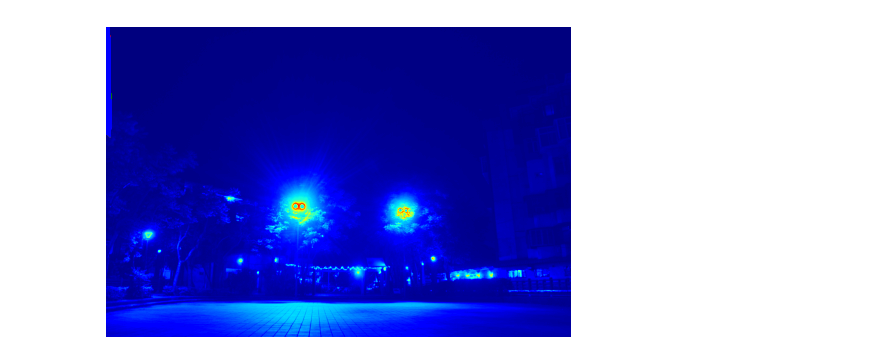
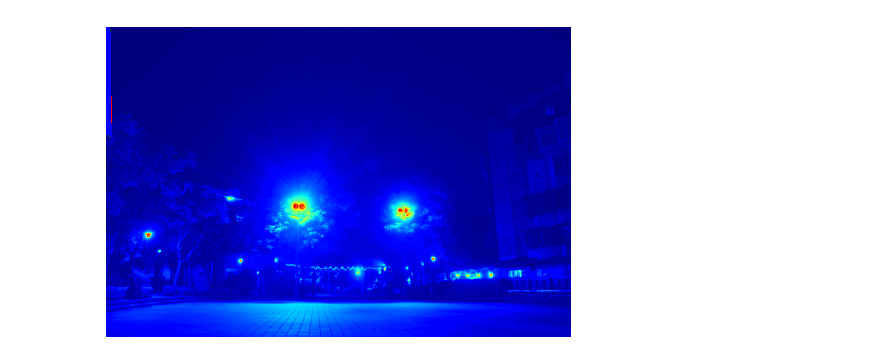
Before and after one commit to HarryProgramming/digital-VFX, a Jupyter notebook: hw1/main.ipynb, the cells around one changed output. Drawn from its saved outputs; the diff is of its cells as text; code cells hidden in the pictures.

Commit message:
finish tone map and fix align

```diff
--- a/hw1/main.ipynb
+++ b/hw1/main.ipynb
@@ -9,7 +9,8 @@ import random as rd
 # %%
 def load_images(folder):
     images = []
-    for filename in os.listdir(folder):
+    filenames = sorted(os.listdir(folder))
+    for filename in filenames:
         img = cv.imread(os.path.join(folder, filename))
         if img is not None:
             images.append(img)
@@ -194,7 +182,7 @@ def solve_respond_curve(Z, B, l, w):
     lE = x[n:]
     return g, lE
 # %%
-def construct_hdr(w,z,g,ln_t):
+def radiance(w,z,g,ln_t):
     p = len(z) #p : we choose p images total
     N = len(z[0])#N : total N pixels for each images
     lnE = [0]*N#initial lnEi
@@ -301,59 +253,49 @@ def tone_mapping(hdr_image):
 
     # Tonemap the HDR image using the Reinhard algorithm with gamma correction
     ldr_image = tonemap.process(hdr_image)
-
-    cv.imshow('LDR image', (ldr_image * 255).astype(np.uint8))
-
-    cv.imwrite('result.png', ldr_image)
 # %%
 if __name__ == '__main__':
     folder = "testing_image" # for now
     images = load_images(folder)
-    images = np.array(images)
-    #aligned_images = np.array(align_images(images, 3))
+    #images = np.array(images)
+    aligned_images = np.array(mtb_align_images(images))
     num_samples = 500 # for now
 
-    z0 = sample_pixels(images[:,:,:,0], num_samples)
-    z1 = sample_pixels(images[:,:,:,1], num_samples)
-    z2 = sample_pixels(images[:,:,:,2], num_samples)
-    #z0 = sample_pixels(aligned_images[:,:,:,0], num_samples)
-    #z1 = sample_pixels(aligned_images[:,:,:,1], num_samples)
-    #z2 = sample_pixels(aligned_images[:,:,:,2], num_samples)
+    # z0 = sample_pixels(images[:,:,:,0], num_samples)
+    # z1 = sample_pixels(images[:,:,:,1], num_samples)
+    # z2 = sample_pixels(images[:,:,:,2], num_samples)
+    z0 = sample_pixels(aligned_images[:,:,:,0], num_samples)
+    z1 = sample_pixels(aligned_images[:,:,:,1], num_samples)
+    z2 = sample_pixels(aligned_images[:,:,:,2], num_samples)
 
     exposure_times = [1, 1/1.3, 1/1.6, 1/2, 1/2.5, 1/3, 1/4, 1/5, 1/6, 1/8, 1/10, 1/13, 1/15, 1/20, 1/25, 1/30, 1/40, 1/50] # for now
-    exposure_times.reverse()
+
     ln_t = [math.log(exposure_times[i]) for i in range(18)]
 
     lambda_ =50 # for now
     w = [value if value <= 0.5*255 else 255-value for value in range(256)]
 
     gB, _ = solve_respond_curve(z0, ln_t, lambda_, w)
     gG, _ = solve_respond_curve(z1, ln_t, lambda_, w)
     gR, _ = solve_respond_curve(z2, ln_t, lambda_, w)
 
 
     plt.figure(figsize=(6, 6))
     plt.plot(gR, range(256), 'rx')
     plt.plot(gG, range(256), 'gx')
     plt.plot(gB, range(256), 'bx')
     plt.ylabel('pixel value Z')
     plt.xlabel('log exposure X')
 
 
     hdr= show_false_color(images, gB, gG, gR, exposure_times)
-    # test = np.max(Zb[0])
-    # print(test)
-    # for i in range(len(hdr)):
-    #     for j in range(len(hdr[0])):
-    #         print(hdr[i][j][0])
-    # tone_mapping(hdr)
 
-
+    tone_mapping(hdr)
 
     # Convert to LDR image using linear tone mapping algorithm
-    tonemapped_image = cv.createTonemapReinhard(gamma=10.2, intensity=0.5, light_adapt=0.0, color_adapt=0.0).process(hdr)
+    tonemapped_image = cv.createTonemapReinhard(gamma=1.8, intensity=0.5, light_adapt=0.5, color_adapt=1.2).process(hdr)
 
     # Save tonemapped image
-    cv.imwrite('result1.png', tonemapped_image)
+    cv.imwrite('result.png', tonemapped_image * 255)
 # %% [output]
-[figure, old version]
+[figure, new version]
```
Also changed, not shown: parts of 4 cells of this notebook, 13 other files.
